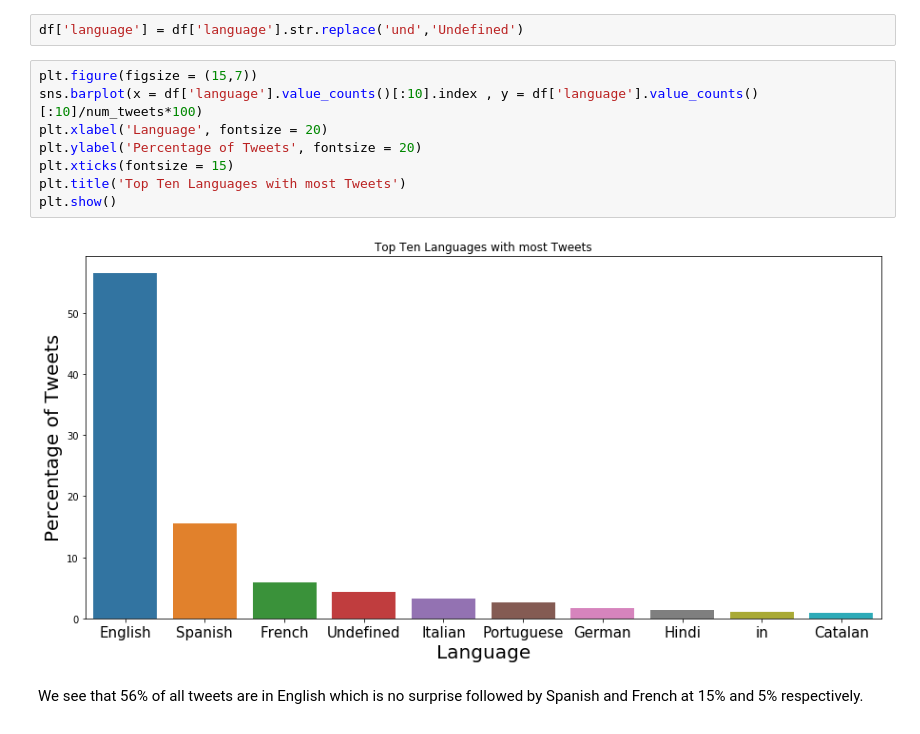
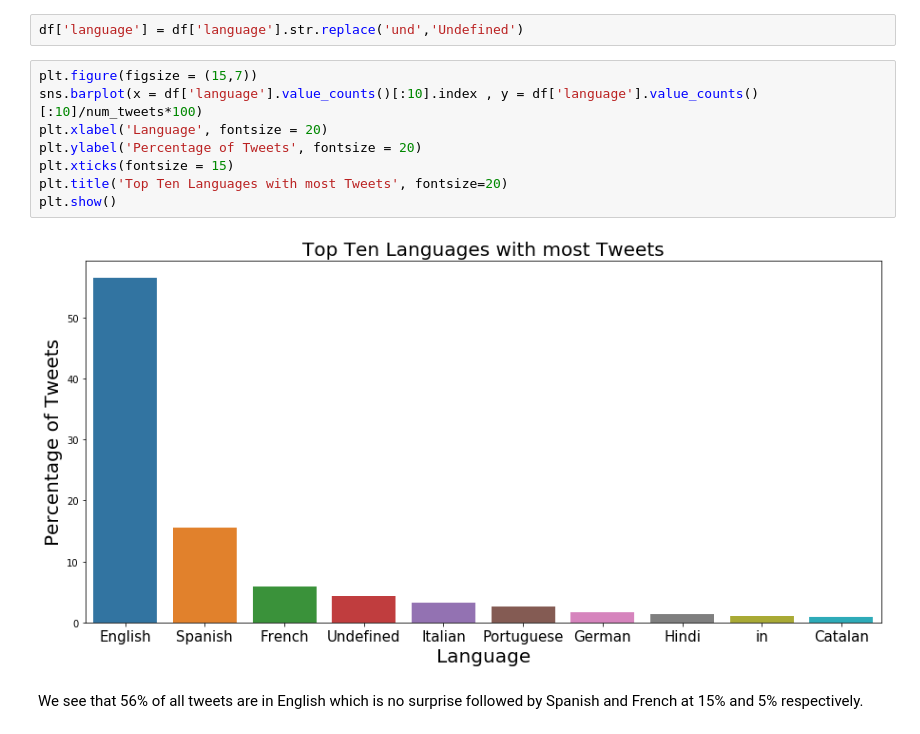
Before and after one commit to adimanzz/Covid-19-Tweets-Sentiment-Anaysis-using-RNN-and-GloVe-, a Jupyter notebook: Covid19 Tweets - Sentiment Analysis.ipynb, the cells around one changed output. Saved outputs shown, nothing was run; the diff lists cells and outputs as text.

```diff
--- a/Covid19 Tweets - Sentiment Analysis.ipynb
+++ b/Covid19 Tweets - Sentiment Analysis.ipynb
@@ -99,13 +112,13 @@ df['language'] = df['language'].str.replace('und','Undefined')
 # %%
 plt.figure(figsize = (15,7))
 sns.barplot(x = df['language'].value_counts()[:10].index , y = df['language'].value_counts()[:10]/num_tweets*100)
 plt.xlabel('Language', fontsize = 20)
 plt.ylabel('Percentage of Tweets', fontsize = 20)
 plt.xticks(fontsize = 15)
-plt.title('Top Ten Languages with most Tweets')
+plt.title('Top Ten Languages with most Tweets', fontsize=20)
 plt.show()
 # %% [output]
-[figure, old version]
+[figure, new version]
 # %% [markdown]
 We see that 56% of all tweets are in English which is no surprise followed by Spanish and French at 15% and 5% respectively.
 # %% [markdown]
```
Also changed, not shown: parts of 40 cells of this notebook, 4 other files.
